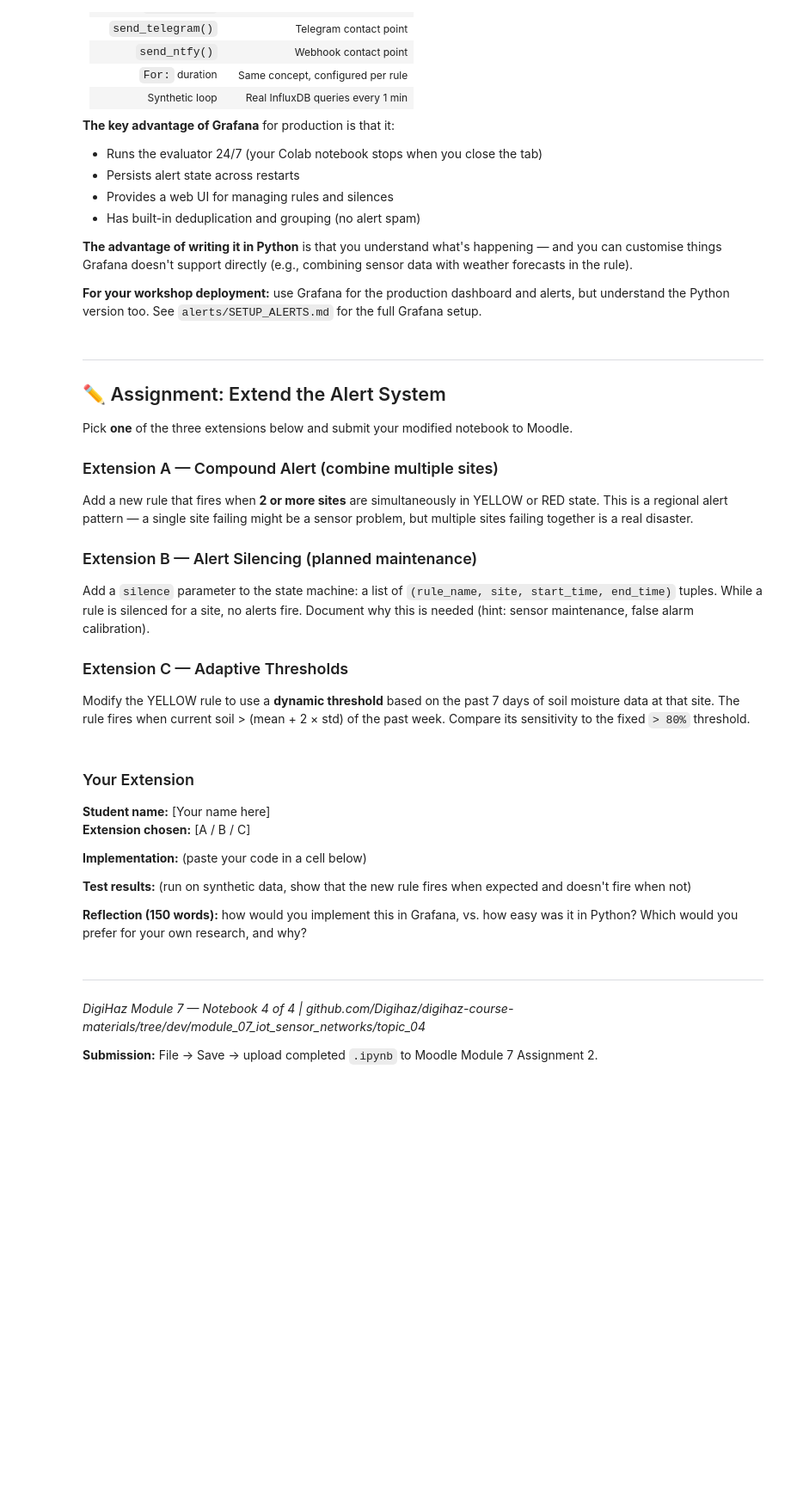
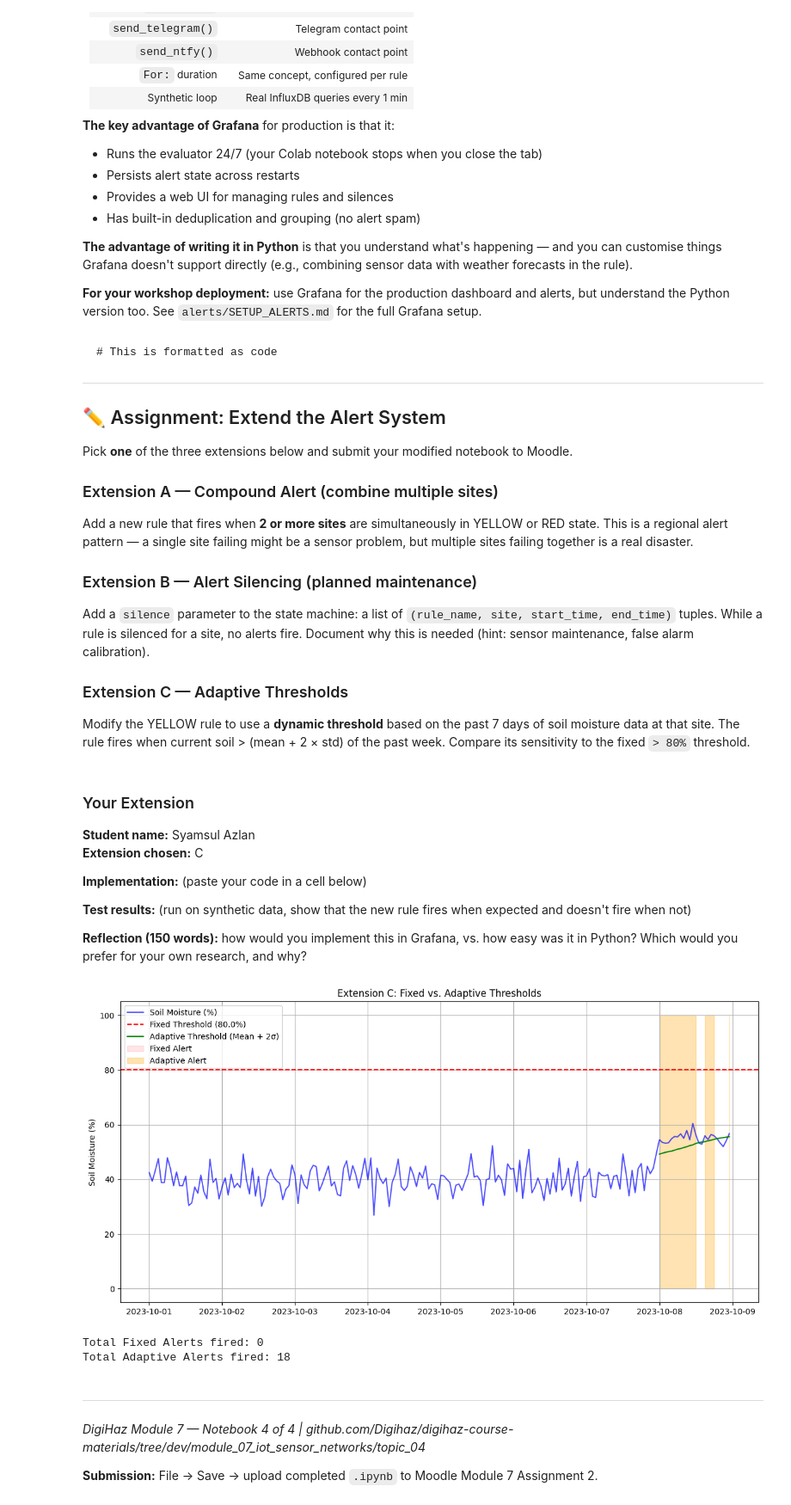
Before and after one commit to azlansaleh8/module_07_iot_sensor_networks, a Jupyter notebook: module_07_iot_sensor_networks/topic_04/notebooks/04_alerting_exercise.ipynb, the cells around one changed output. Shown at 86% size. Cells and saved outputs as stored; diff of their text form; code cells hidden in the pictures; blank space fills up the shorter version.

````diff
--- a/module_07_iot_sensor_networks/topic_04/notebooks/04_alerting_exercise.ipynb
+++ b/module_07_iot_sensor_networks/topic_04/notebooks/04_alerting_exercise.ipynb
@@ -505,6 +505,12 @@ What we built in this notebook is functionally identical to a production Grafana
 
 **For your workshop deployment:** use Grafana for the production dashboard and alerts, but understand the Python version too. See `alerts/SETUP_ALERTS.md` for the full Grafana setup.
 # %% [markdown]
+
+
+```
+# This is formatted as code
+```
+
 ---
 ## ✏️ Assignment: Extend the Alert System
 
@@ -521,8 +527,8 @@ Modify the YELLOW rule to use a **dynamic threshold** based on the past 7 days o
 # %% [markdown]
 ### Your Extension
 
-**Student name:** [Your name here]
-**Extension chosen:** [A / B / C]
+**Student name:** Syamsul Azlan
+**Extension chosen:** C
 
 **Implementation:** (paste your code in a cell below)
 
@@ -530,7 +536,64 @@ Modify the YELLOW rule to use a **dynamic threshold** based on the past 7 days o
 
 **Reflection (150 words):** how would you implement this in Grafana, vs. how easy was it in Python? Which would you prefer for your own research, and why?
 # %%
-# Paste your extension code here
+import pandas as pd
+import numpy as np
+import matplotlib.pyplot as plt
+
+# --- 1. Generate Synthetic Data ---
+np.random.seed(42)
+hours = 192
+time_index = pd.date_range("2023-10-01", periods=hours, freq="H")
+
+# Baseline: Mean 40%, Std Dev 5%
+baseline = np.random.normal(loc=40, scale=5, size=168)
+# Spike: Sudden increase to 55%
+spike = np.random.normal(loc=55, scale=2, size=24)
+
+soil_moisture = np.concatenate([baseline, spike])
+
+# FIX: Create DataFrame with timestamp as the actual Index
+df = pd.DataFrame({'soil_moisture': soil_moisture}, index=time_index)
+
+# --- 2. Define and Calculate Rules ---
+FIXED_THRESHOLD = 80.0
+
+# Fixed Threshold Rule
+df['fixed_alert'] = df['soil_moisture'] > FIXED_THRESHOLD
+
+# Adaptive Threshold Rule (Vectorized approach)
+# We shift by 1 so the current hour isn't included in its own historical average
+rolling_mean = df['soil_moisture'].shift(1).rolling(window=168).mean()
+rolling_std = df['soil_moisture'].shift(1).rolling(window=168).std()
+
+df['adaptive_threshold'] = rolling_mean + (2 * rolling_std)
+
+# Only fire adaptive alerts after we have 168 hours of history
+df['adaptive_alert'] = (df['soil_moisture'] > df['adaptive_threshold']) & (df.index >= time_index[168])
+
+# --- 3. Visualization ---
+plt.figure(figsize=(12, 6))
+plt.plot(df.index, df['soil_moisture'], label='Soil Moisture (%)', color='blue', alpha=0.7)
+plt.axhline(y=FIXED_THRESHOLD, color='red', linestyle='--', label=f'Fixed Threshold ({FIXED_THRESHOLD}%)')
+plt.plot(df.index, df['adaptive_threshold'], color='green', linestyle='-', label='Adaptive Threshold (Mean + 2σ)')
+
+# Highlight where alerts fire
+plt.fill_between(df.index, 0, 100, where=df['fixed_alert'], color='red', alpha=0.1, label='Fixed Alert')
+plt.fill_between(df.index, 0, 100, where=df['adaptive_alert'], color='orange', alpha=0.3, label='Adaptive Alert')
+
+plt.title("Extension C: Fixed vs. Adaptive Thresholds")
+plt.ylabel("Soil Moisture (%)")
+plt.legend()
+plt.grid(True)
+plt.tight_layout()
+plt.show()
+
+print(f"Total Fixed Alerts fired: {df['fixed_alert'].sum()}")
+print(f"Total Adaptive Alerts fired: {df['adaptive_alert'].sum()}")
+# %% [output]
+[figure, added]
+Total Fixed Alerts fired: 0
+Total Adaptive Alerts fired: 18
 # %% [markdown]
 ---
 *DigiHaz Module 7 — Notebook 4 of 4 | github.com/Digihaz/digihaz-course-materials/tree/dev/module_07_iot_sensor_networks/topic_04*
````
Also changed, not shown: parts of 1 cell of this notebook.
